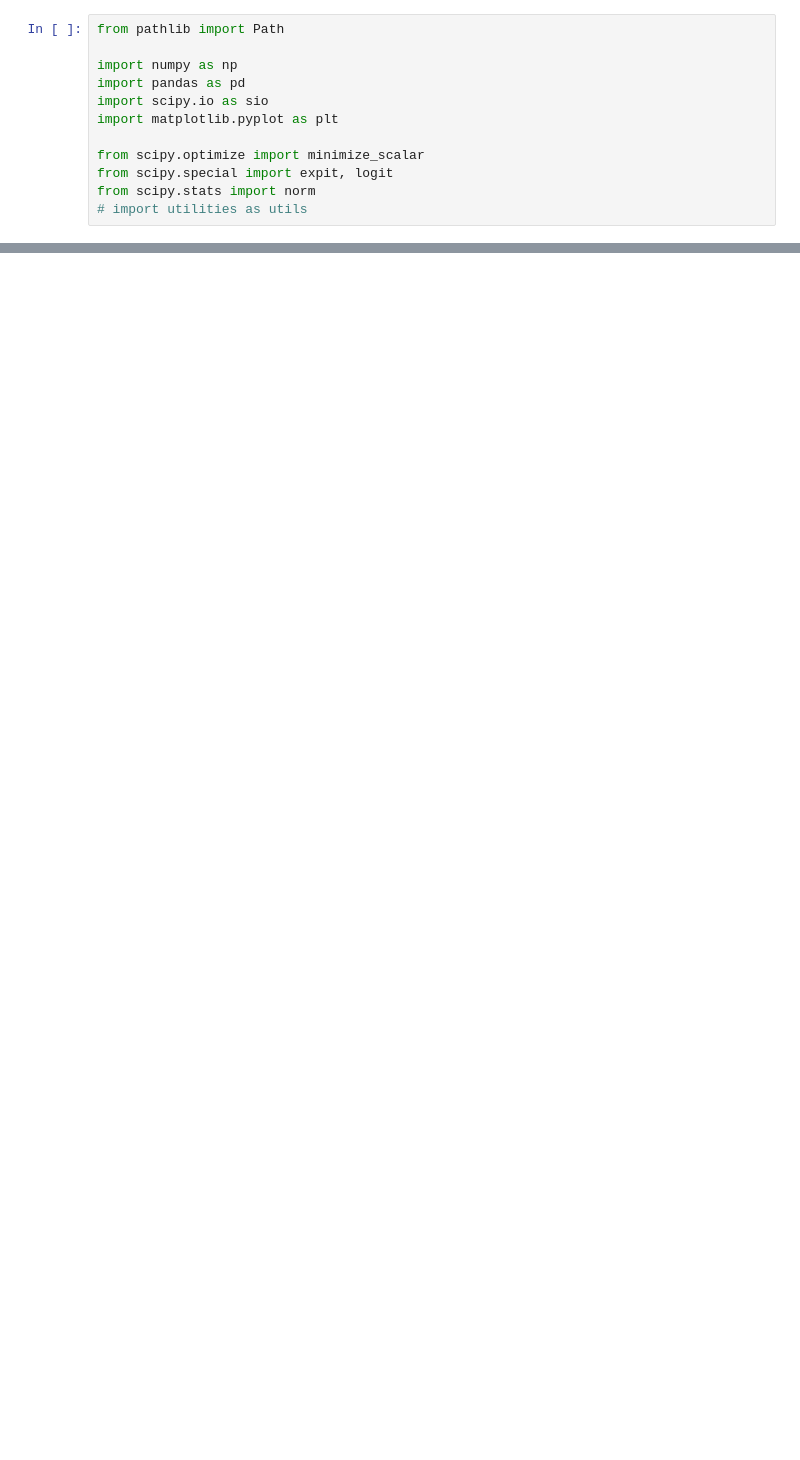
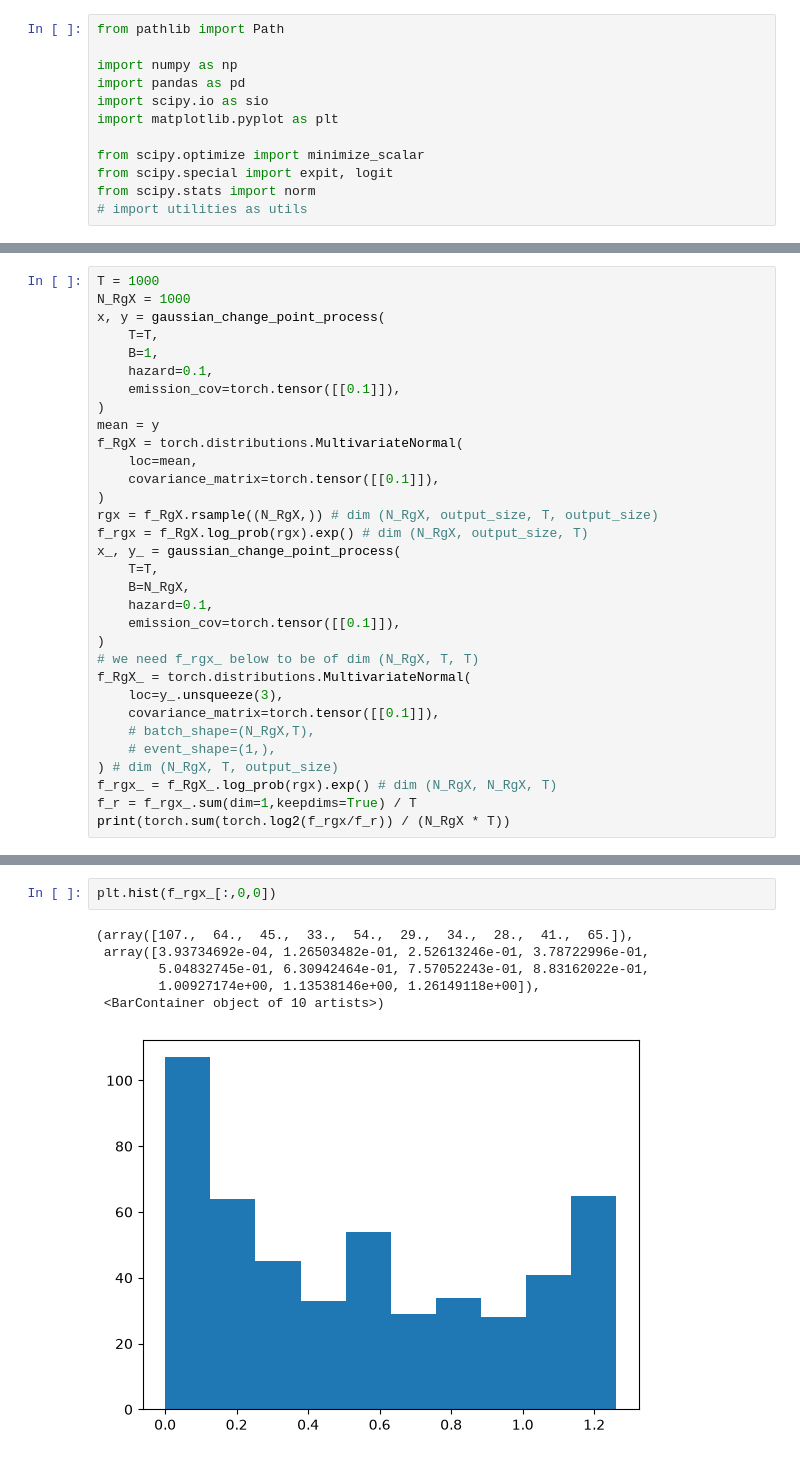
Before and after one commit to jacobaparker/behavioral_data_reanalyses_IB, a Jupyter notebook: Tavoni_Complexity/continuous_IB.ipynb, the cells around one changed output, grey strips where cells are left out. Drawn from its saved outputs; the diff is of its cells as text; blank space fills up the shorter version.

```diff
--- a/Tavoni_Complexity/continuous_IB.ipynb
+++ b/Tavoni_Complexity/continuous_IB.ipynb
@@ -263,0 +457,32 @@ def I_XR_gaussian_mc(model, data_generator, N_RgX=1000, N_X=1000):
+# %%
+T = 1000
+N_RgX = 1000
+x, y = gaussian_change_point_process(
+    T=T,
+    B=1,
+    hazard=0.1,
+    emission_cov=torch.tensor([[0.1]]),
+)
+mean = y
+f_RgX = torch.distributions.MultivariateNormal(
+    loc=mean,
+    covariance_matrix=torch.tensor([[0.1]]),
+)
+rgx = f_RgX.rsample((N_RgX,)) # dim (N_RgX, output_size, T, output_size)
+f_rgx = f_RgX.log_prob(rgx).exp() # dim (N_RgX, output_size, T)
+x_, y_ = gaussian_change_point_process(
+    T=T,
+    B=N_RgX,
+    hazard=0.1,
+    emission_cov=torch.tensor([[0.1]]),
+)
+# we need f_rgx_ below to be of dim (N_RgX, T, T)
+f_RgX_ = torch.distributions.MultivariateNormal(
+    loc=y_.unsqueeze(3),
+    covariance_matrix=torch.tensor([[0.1]]),
+    # batch_shape=(N_RgX,T),
+    # event_shape=(1,),
+) # dim (N_RgX, T, output_size)
+f_rgx_ = f_RgX_.log_prob(rgx).exp() # dim (N_RgX, N_RgX, T)
+f_r = f_rgx_.sum(dim=1,keepdims=True) / T
+print(torch.sum(torch.log2(f_rgx/f_r)) / (N_RgX * T))
@@ -263,0 +587,9 @@ def I_XR_gaussian_mc(model, data_generator, N_RgX=1000, N_X=1000):
+# %%
+plt.hist(f_rgx_[:,0,0])
+# %% [output]
+(array([107.,  64.,  45.,  33.,  54.,  29.,  34.,  28.,  41.,  65.]),
+ array([3.93734692e-04, 1.26503482e-01, 2.52613246e-01, 3.78722996e-01,
+        5.04832745e-01, 6.30942464e-01, 7.57052243e-01, 8.83162022e-01,
+        1.00927174e+00, 1.13538146e+00, 1.26149118e+00]),
+ <BarContainer object of 10 artists>)
+[figure, added]
```
Also changed, not shown: parts of 38 cells of this notebook, 1 other file.
